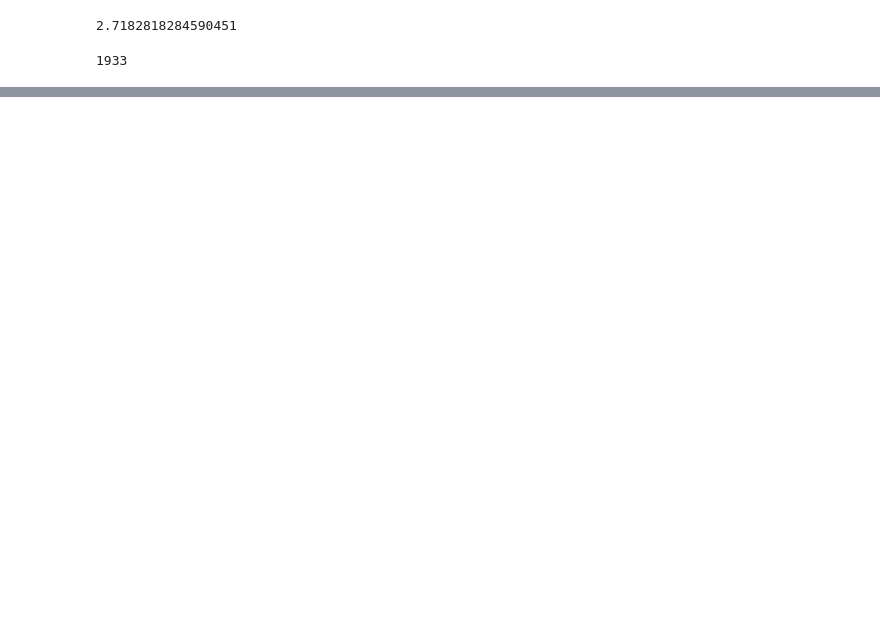
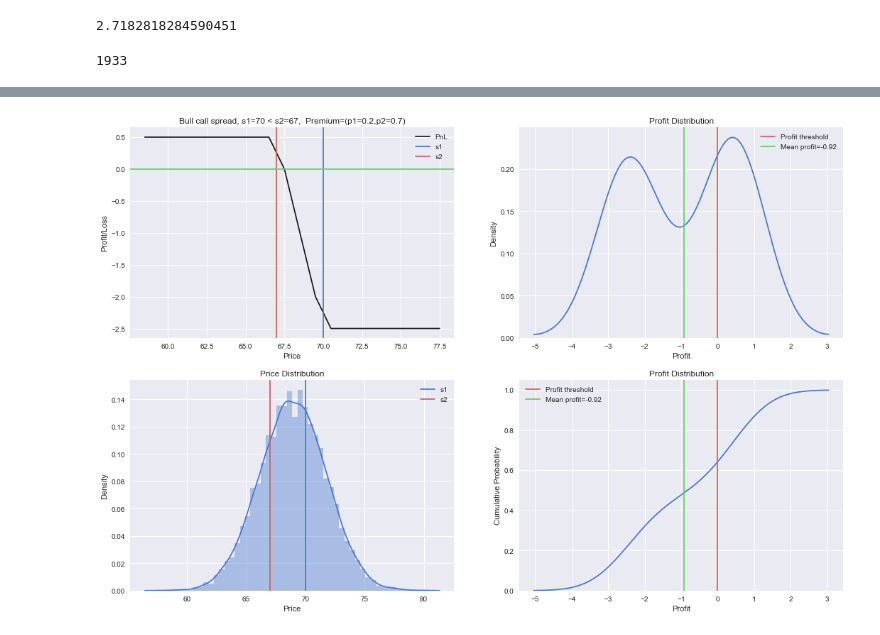
Before and after one commit to rruthberg/notebooks, a Jupyter notebook: Options_Valuation.ipynb, the cells around one changed output, grey strips where cells are left out. Drawn from its saved outputs; the diff is of its cells as text; code cells hidden in the pictures; blank space fills up the shorter version.

```diff
--- a/Options_Valuation.ipynb
+++ b/Options_Valuation.ipynb
@@ -96,0 +351,10 @@ len(btcdata)
+# %%
+#Bull/bear call - buy call with s1 and sell s2 where s1 < s2 (bull) / s1 > s2 (bear)
+def long_short_call_pnl(s1,s2,p1,p2,price):
+    sp = np.add(call_profit_loss(s1,price,p1),short_call_pnl(s2,price,p2))
+    return sp
+
+#Bull/bear put - buy put with s1 and sell s2 where s1 < s2 (bull) / s1 > s2 (bear)
+def long_short_put_pnl(s1,s2,p1,p2,price):
+    sp = np.add(put_profit_loss(s1,price,p1),short_put_pnl(s2,price,p2))
+    return sp
@@ -96,0 +369,74 @@ len(btcdata)
+# %%
+#Bull call - buy call with s1 and sell s2 where s1 < s2
+
+#Settings
+s1 = 70
+s2 = 67
+pr1 = 0.2
+pr2 = 0.7
+
+curr_price = 68.96
+curr_vol = curr_price*(29.65/100)/np.sqrt(52)
+N=10000
+
+t1 = 68
+t2 = np.arange((s1+s2)/2-10, (s1+s2)/2+10, 1.0)
+
+norm_sim = np.random.normal(curr_price,curr_vol,N)
+simulated_values = norm_sim #simdata.values
+ls_call_pnl = long_short_call_pnl(s1,s2,pr1,pr2,t2)
+avg_profit = np.round(np.mean(ls_call_pnl),2)
+
+
+#Set plot area
+sns.set(style="darkgrid")
+f, axes = plt.subplots(2, 2, figsize=(18, 12), sharey=False, sharex=False)
+
+#Plot Bull Call Strategy
+plotStrikeExtra(ax=axes[0,0]
+                ,price=t2
+                ,pnl_function=ls_call_pnl
+                ,lbl='PnL'
+                ,title=f'Bull call spread, s1={s1} < s2={s2},  Premium=(p1={pr1},p2={pr2})'
+                ,xlab='Price'
+                ,ylab='Profit/Loss'
+                ,vstrike1=s1
+                ,vstrike2=s2
+               )
+
+#Plot Density
+plotDensityBasic(ax=axes[1,0]
+           ,data=simulated_values
+           ,title=f'Price Distribution'
+           ,xlab='Price'
+           ,ylab='Density'
+           ,vstrike1=s1
+           ,vstrike2=s2
+            )
+
+#Distribution and profit analysis
+plotDensityExtra(ax=axes[0,1]
+           ,data=ls_call_pnl
+           ,title=f'Profit Distribution'
+           ,xlab='Profit'
+           ,ylab='Density'
+           ,cuml=False
+           ,t1=0
+           ,tlab1='Profit threshold'
+           ,t2=avg_profit
+           ,tlab2=f'Mean profit={avg_profit}')
+
+
+#Plot profit CDF
+plotDensityExtra(ax=axes[1,1]
+           ,data=ls_call_pnl
+           ,title=f'Profit Distribution'
+           ,xlab='Profit'
+           ,ylab='Cumulative Probability'
+           ,cuml=True
+           ,t1=0
+           ,tlab1='Profit threshold'
+           ,t2=avg_profit
+           ,tlab2=f'Mean profit={avg_profit}')
+# %% [output]
+[figure, added]
```
Also changed, not shown: parts of 39 cells of this notebook.
